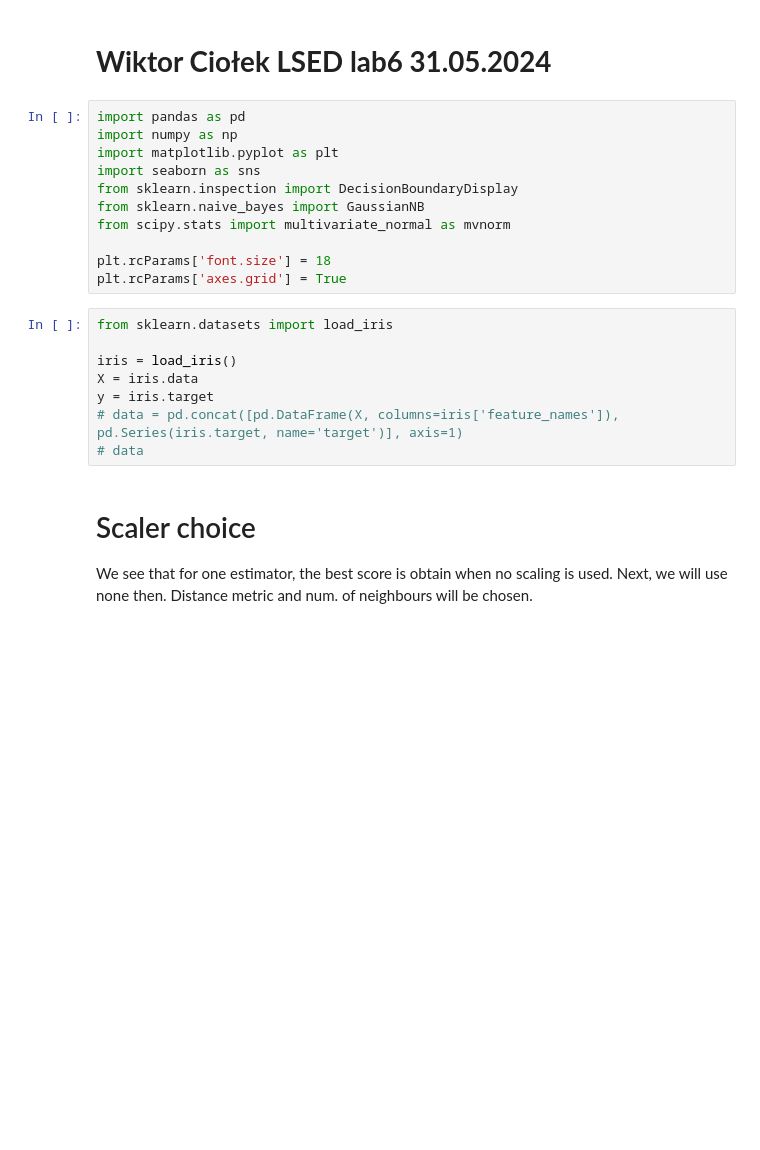
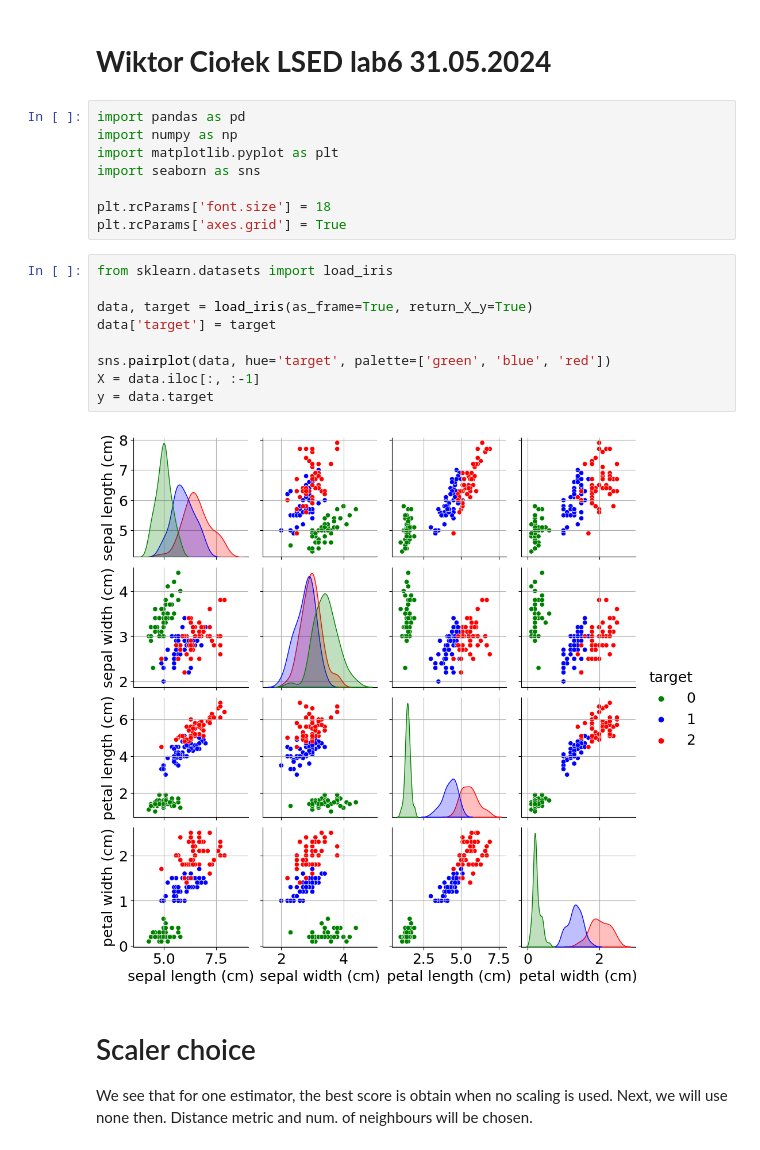
Before and after one commit to Wikcio1618/PW-statistical-data-exploration, a Jupyter notebook: Lab6/lab.ipynb, the cells around one changed output. Drawn from its saved outputs; the diff is of its cells as text; blank space fills up the shorter version.

```diff
--- a/Lab6/lab.ipynb
+++ b/Lab6/lab.ipynb
@@ -5,20 +5,20 @@ import pandas as pd
 import numpy as np
 import matplotlib.pyplot as plt
 import seaborn as sns
-from sklearn.inspection import DecisionBoundaryDisplay
-from sklearn.naive_bayes import GaussianNB
-from scipy.stats import multivariate_normal as mvnorm
 
 plt.rcParams['font.size'] = 18
 plt.rcParams['axes.grid'] = True
-# %%
-from sklearn.datasets import load_iris
-
-iris = load_iris()
-X = iris.data
-y = iris.target
-# data = pd.concat([pd.DataFrame(X, columns=iris['feature_names']), pd.Series(iris.target, name='target')], axis=1)
-# data
+# %%
+from sklearn.datasets import load_iris
+
+data, target = load_iris(as_frame=True, return_X_y=True)
+data['target'] = target
+
+sns.pairplot(data, hue='target', palette=['green', 'blue', 'red'])
+X = data.iloc[:, :-1]
+y = data.target
+# %% [output]
+[figure, added]
 # %% [markdown]
 # Scaler choice
 We see that for one estimator, the best score is obtain when no scaling is used. Next, we will use none then. Distance metric and num. of neighbours will be chosen.
```
Also changed, not shown: parts of 3 cells of this notebook.
